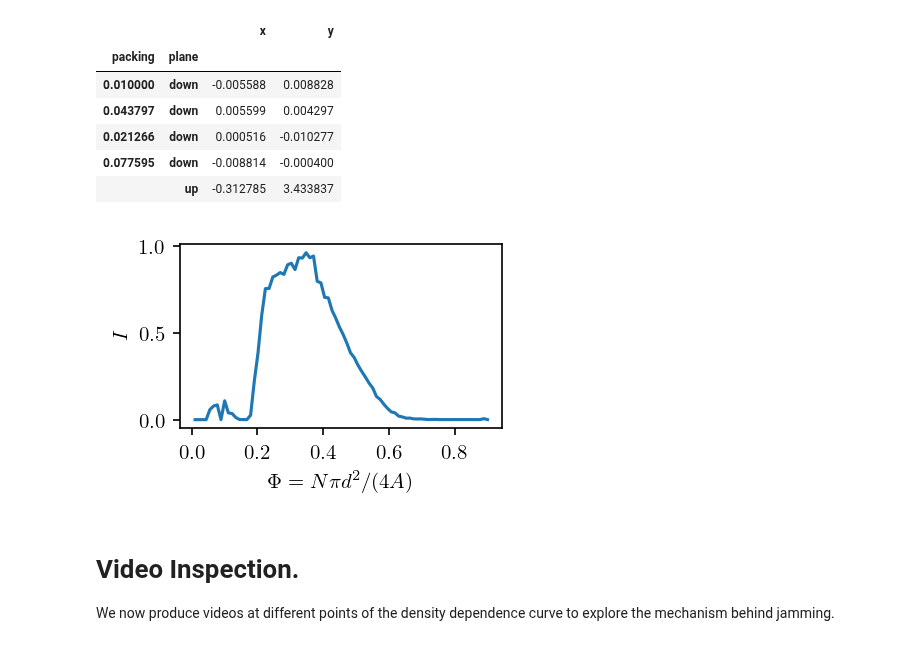
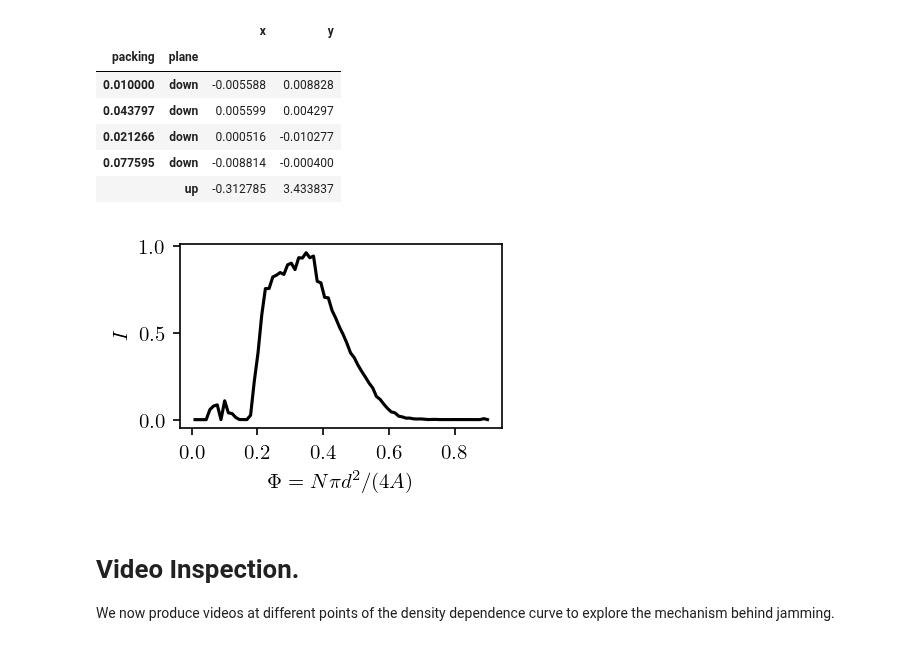
Before and after one commit to aortiza/Notes, a Jupyter notebook: Dimers/ExchangeDetails/CurrentVsDensity.ipynb, the cells around one changed output. Cells and saved outputs as stored; diff of their text form; code cells hidden in the pictures.

Commit message:
Update CurrentVsDensity

```diff
--- a/Dimers/ExchangeDetails/CurrentVsDensity.ipynb
+++ b/Dimers/ExchangeDetails/CurrentVsDensity.ipynb
@@ -90,10 +90,10 @@ current = diff_vel_pd.groupby("packing").apply(calc_current).reset_index(level=1
 current.to_csv("current_vs_density.dat",sep="\t")
 # %%
 fig = plt.figure(figsize=(3,2))
-plt.plot(current.index, current.I)
+plt.plot(current.index, current.I, color="black")
 plt.xlabel(r"$\Phi = N\pi d^2 / (4A)$")
 plt.ylabel(r"$I$")
 fig.tight_layout()
 fig.savefig('current_jamming.pdf', pad_inches = 0, bbox_inches = "tight")
 # %% [output]
-[figure, old version]
+[figure, new version]
```
Also changed, not shown: parts of 1 cell of this notebook.
